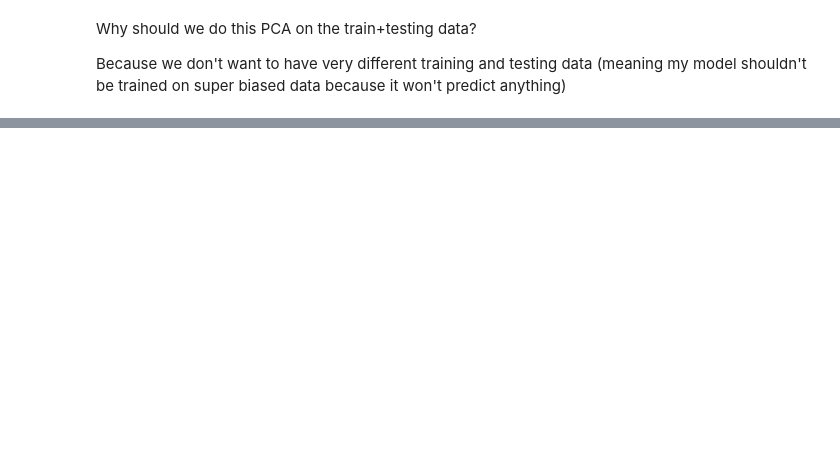
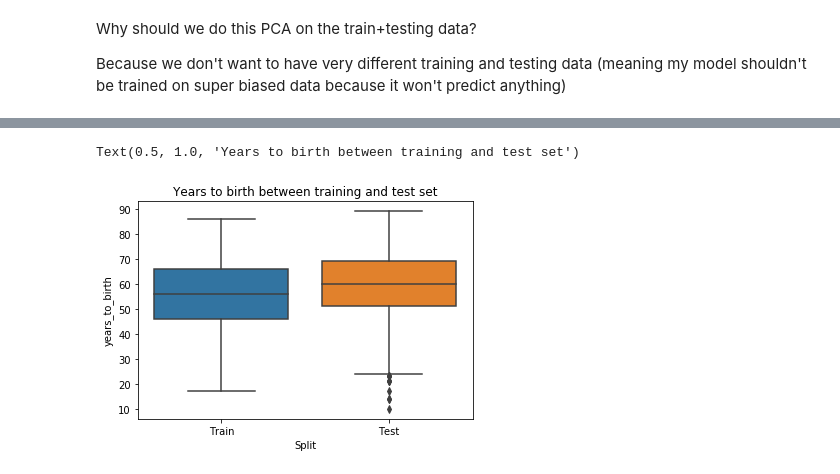
Before and after one commit to CamilaDuitama/MasterThesis, a Jupyter notebook: Data preparation.ipynb, the cells around one changed output, grey strips where cells are left out. Saved outputs shown, nothing was run; the diff lists cells and outputs as text; code cells hidden in the pictures; blank space fills up the shorter version.

```diff
--- a/Data preparation.ipynb
+++ b/Data preparation.ipynb
@@ -1094,0 +1041,7 @@ Because we don't want to have very different training and testing data (meaning
+# %%
+train=Training_set.join(clinical,how="left",rsuffix="_todrop")
+train=train.drop(columns=["vital_status_todrop","days_to_death_todrop"])
+train.reset_index(level=0, inplace=True)
+train["SBC_labels"]=None
+train["Split"]="Train"
+train.head()
@@ -1094,0 +1055,6 @@ Because we don't want to have very different training and testing data (meaning
+# %%
+test=TestSet
+test.reset_index(level=0, inplace=True)
+test["SBC_labels"]=None
+test["Split"]="Test"
+test.head()
@@ -1094,0 +1068,8 @@ Because we don't want to have very different training and testing data (meaning
+# %%
+Dataset=pd.concat([train,test])
+# %%
+ax=sns.boxplot(x="Split",y="years_to_birth",data=Dataset)
+ax.set_title("Years to birth between training and test set")
+# %% [output]
+Text(0.5, 1.0, 'Years to birth between training and test set')
+[figure, added]
```
Also changed, not shown: parts of 26 cells of this notebook.
